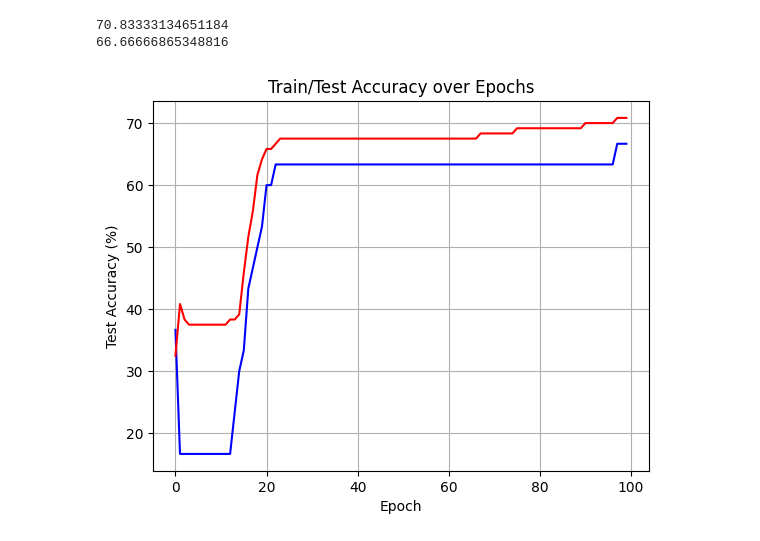
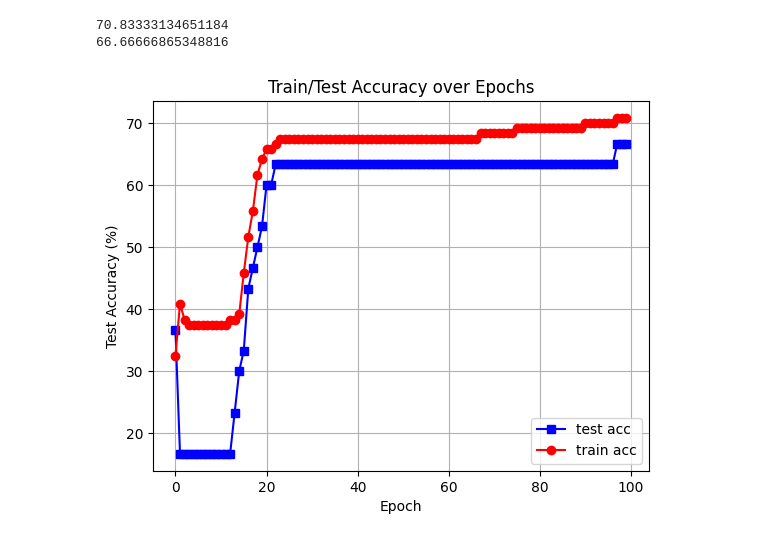
Before and after one commit to Carvas91/PyTroch, a Jupyter notebook: train_test_split.ipynb, the cells around one changed output. Saved outputs shown, nothing was run; the diff lists cells and outputs as text; code cells hidden in the pictures.

```diff
--- a/train_test_split.ipynb
+++ b/train_test_split.ipynb
@@ -114,12 +114,13 @@ print(testacc[-1])
 70.83333134651184
 66.66666865348816
 # %%
-plt.plot(testacc, 'b')
-plt.plot(trainacc, 'r')
+plt.plot(testacc, 'bs-')
+plt.plot(trainacc, 'ro-')
 plt.xlabel('Epoch')
 plt.ylabel('Test Accuracy (%)')
 plt.title('Train/Test Accuracy over Epochs')
+plt.legend(['test acc', 'train acc'])
 plt.grid(True)
 plt.show()
 # %% [output]
-[figure, old version]
+[figure, new version]
```
